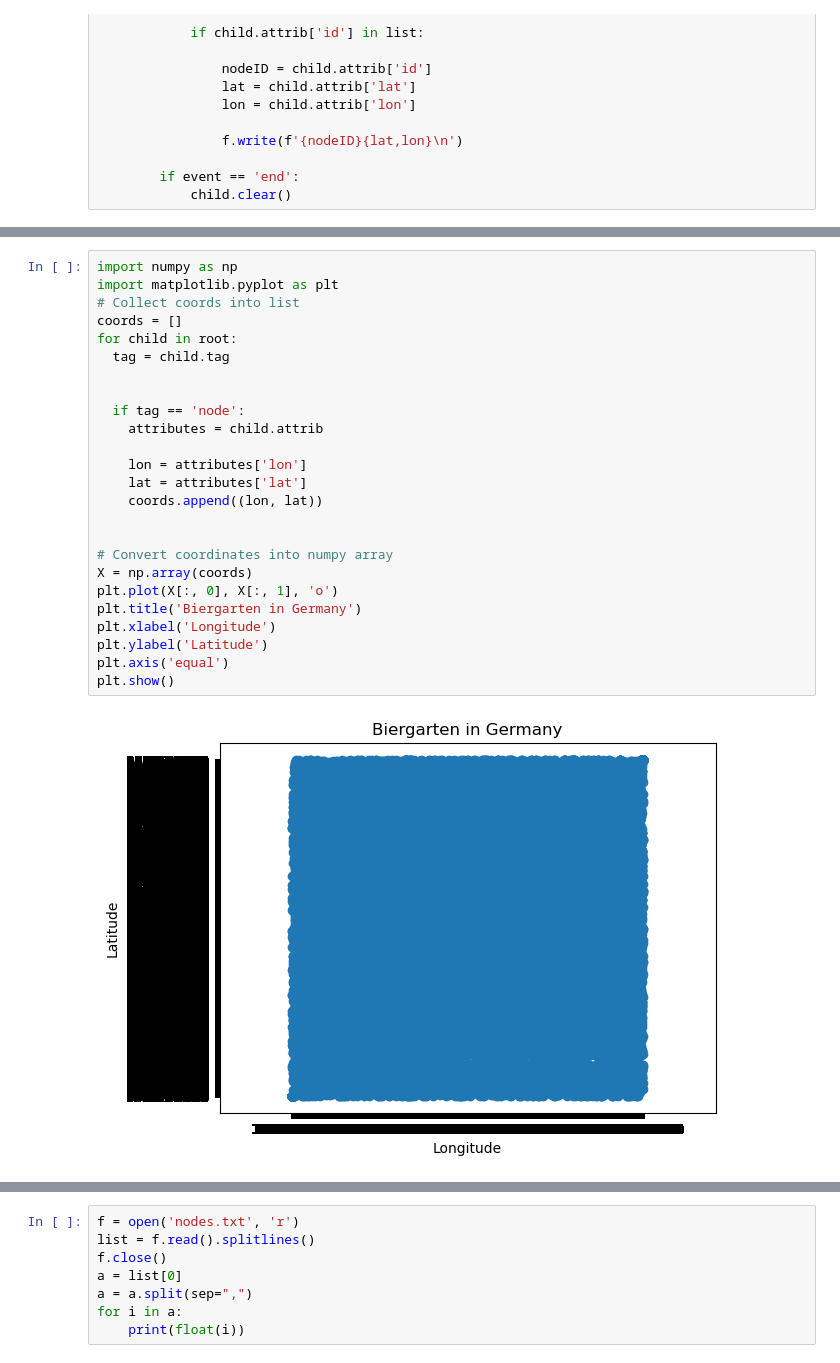
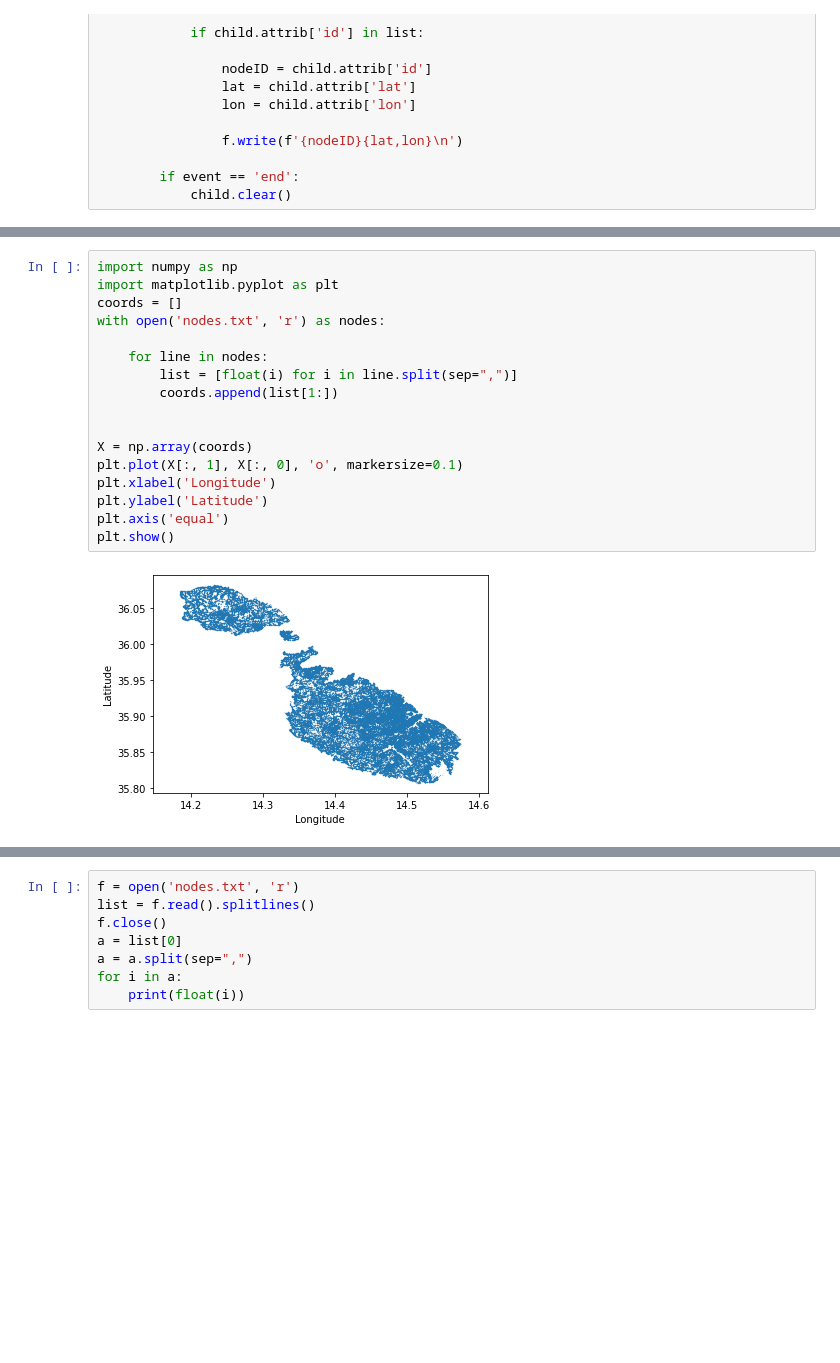
Before and after one commit to jonasarentoft/bachelor2023, a Jupyter notebook: preprocessingBo.ipynb, the cells around one changed output, grey strips where cells are left out. Cells and saved outputs as stored; diff of their text form; blank space fills up the shorter version.

```diff
--- a/preprocessingBo.ipynb
+++ b/preprocessingBo.ipynb
@@ -116,27 +119,19 @@ with open('nodes.txt', 'w') as f:
 # %%
 import numpy as np
 import matplotlib.pyplot as plt
-# Collect coords into list
 coords = []
-for child in root:
-  tag = child.tag
+with open('nodes.txt', 'r') as nodes:
+
+    for line in nodes:
+        list = [float(i) for i in line.split(sep=",")]
+        coords.append(list[1:])
 
 
-  if tag == 'node':
-    attributes = child.attrib
-
-    lon = attributes['lon']
-    lat = attributes['lat']
-    coords.append((lon, lat))
-
-
-# Convert coordinates into numpy array
 X = np.array(coords)
-plt.plot(X[:, 0], X[:, 1], 'o')
-plt.title('Biergarten in Germany')
+plt.plot(X[:, 1], X[:, 0], 'o', markersize=0.1)
 plt.xlabel('Longitude')
 plt.ylabel('Latitude')
 plt.axis('equal')
 plt.show()
 # %% [output]
-[figure, old version]
+[figure, new version]
```
Also changed, not shown: parts of 13 cells of this notebook, 1 other file.
